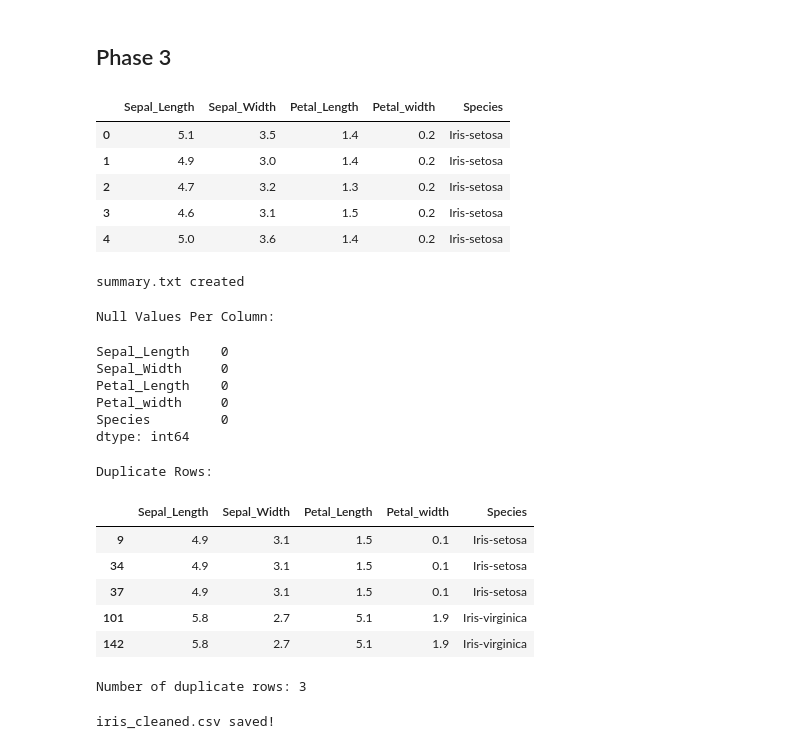
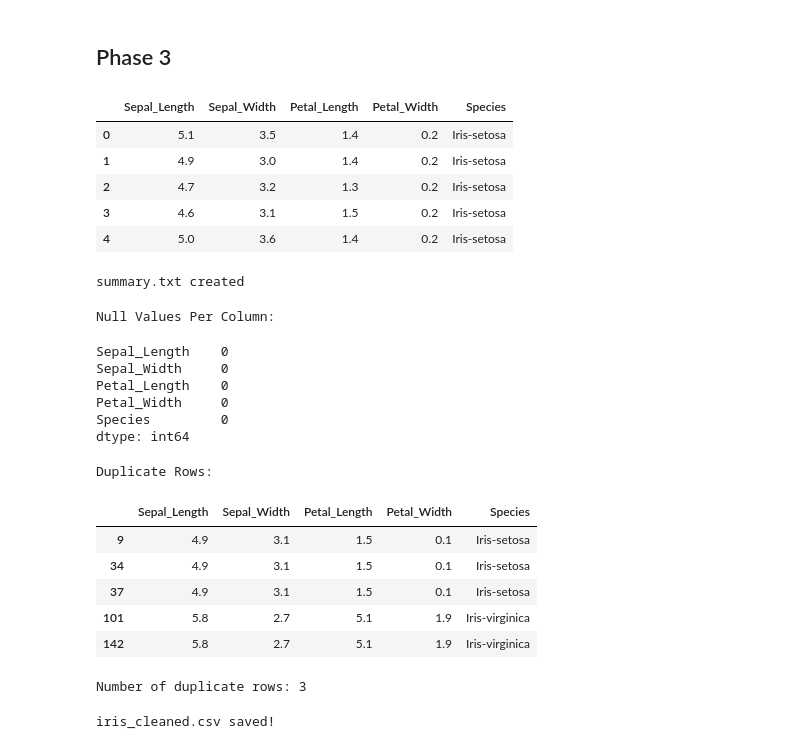
Before and after one commit to MashfikaJahan/iris_dataset_group3, a Jupyter notebook: iris_notebook.ipynb, the cells around one changed output. Cells and saved outputs as stored; diff of their text form; code cells hidden in the pictures.

```diff
--- a/iris_notebook.ipynb
+++ b/iris_notebook.ipynb
@@ -58,15 +58,15 @@ medium
 # %%
 # dataset
 import statistics
 import pandas as pd
 #Defining headers
 #df.columns = ['Sepal_Length', 'Sepal_Width', 'Petal_Length', 'Petal_width', 'Species']
 
 df = pd.read_csv("iris.data", header=None, delimiter=",")
-df.columns = ['Sepal_Length', 'Sepal_Width', 'Petal_Length', 'Petal_width', 'Species']
+df.columns = ['Sepal_Length', 'Sepal_Width', 'Petal_Length', 'Petal_Width', 'Species']
 df.head()
 # %% [output]
-|  | Sepal_Length | Sepal_Width | Petal_Length | Petal_width | Species |
+|  | Sepal_Length | Sepal_Width | Petal_Length | Petal_Width | Species |
 | 0 | 5.1 | 3.5 | 1.4 | 0.2 | Iris-setosa |
 | 1 | 4.9 | 3.0 | 1.4 | 0.2 | Iris-setosa |
 | 2 | 4.7 | 3.2 | 1.3 | 0.2 | Iris-setosa |
@@ -120,11 +120,11 @@ Null Values Per Column:
 Sepal_Length    0
 Sepal_Width     0
 Petal_Length    0
-Petal_width     0
+Petal_Width     0
 Species         0
 dtype: int64
 Duplicate Rows:
-|  | Sepal_Length | Sepal_Width | Petal_Length | Petal_width | Species |
+|  | Sepal_Length | Sepal_Width | Petal_Length | Petal_Width | Species |
 | 9 | 4.9 | 3.1 | 1.5 | 0.1 | Iris-setosa |
 | 34 | 4.9 | 3.1 | 1.5 | 0.1 | Iris-setosa |
 | 37 | 4.9 | 3.1 | 1.5 | 0.1 | Iris-setosa |
```
Also changed, not shown: parts of 5 cells of this notebook, 5 other files.
